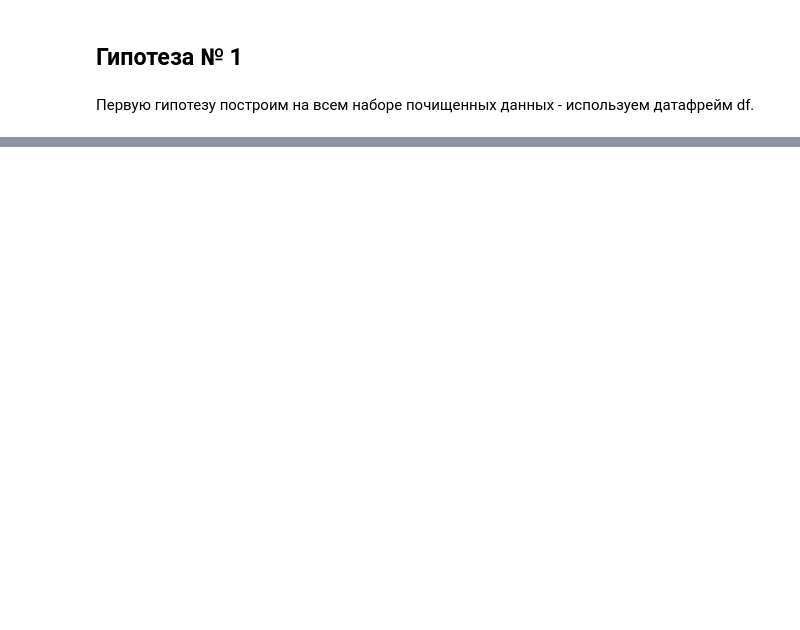
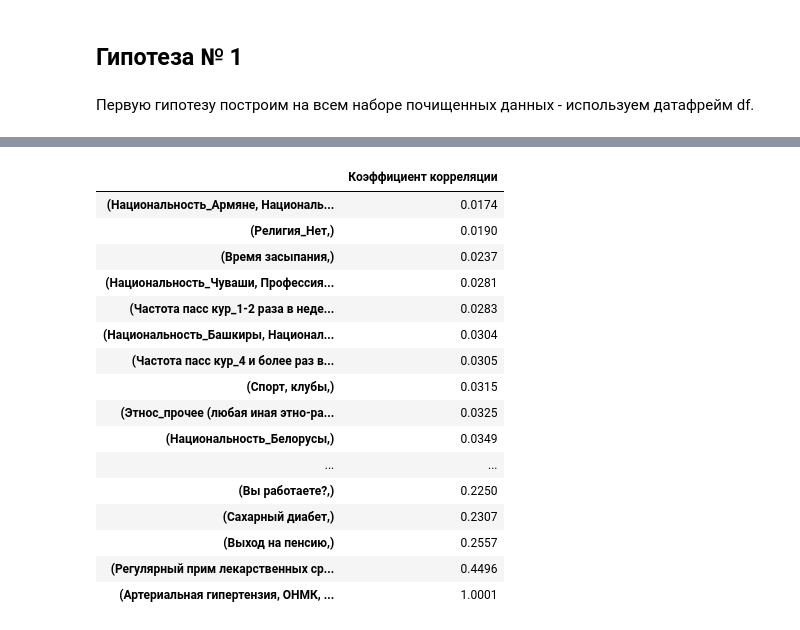
Before and after one commit to mic21053/AIchampionship, a Jupyter notebook: Championship.ipynb, the cells around one changed output, grey strips where cells are left out. Saved outputs shown, nothing was run; the diff lists cells and outputs as text; code cells hidden in the pictures; blank space fills up the shorter version.

```diff
--- a/Championship.ipynb
+++ b/Championship.ipynb
@@ -341,0 +355,32 @@ corr_1
+# %%
+temp = corr_df.copy()
+min_corr = 0.0001
+corr_dict = dict()
+while len(temp) != 0:
+    temp_2 = temp
+    temp_2['summ'] = temp_2.applymap(lambda x: 1 if abs(x) <= min_corr else 0).sum(axis = 1)
+    temp = temp_2[temp_2['summ'] != 10]
+    temp_2 = temp_2[temp_2['summ'] == 10]
+    if len(temp_2) != 0:
+        corr_dict[tuple(temp_2.index)] = min_corr
+    min_corr += 0.0001
+# %%
+pd.DataFrame([corr_dict]).T.rename(columns={0:'Коэффициент корреляции'})
+# %% [output]
+|  | Коэффициент корреляции |
+| (Национальность_Армяне, Националь... | 0.0174 |
+| (Религия_Нет,) | 0.0190 |
+| (Время засыпания,) | 0.0237 |
+| (Национальность_Чуваши, Профессия... | 0.0281 |
+| (Частота пасс кур_1-2 раза в неде... | 0.0283 |
+| (Национальность_Башкиры, Национал... | 0.0304 |
+| (Частота пасс кур_4 и более раз в... | 0.0305 |
+| (Спорт, клубы,) | 0.0315 |
+| (Этнос_прочее (любая иная этно-ра... | 0.0325 |
+| (Национальность_Белорусы,) | 0.0349 |
+| ... | ... |
+| (Вы работаете?,) | 0.2250 |
+| (Сахарный диабет,) | 0.2307 |
+| (Выход на пенсию,) | 0.2557 |
+| (Регулярный прим лекарственных ср... | 0.4496 |
+| (Артериальная гипертензия, ОНМК, ... | 1.0001 |
```
Also changed, not shown: parts of 10 cells of this notebook.
